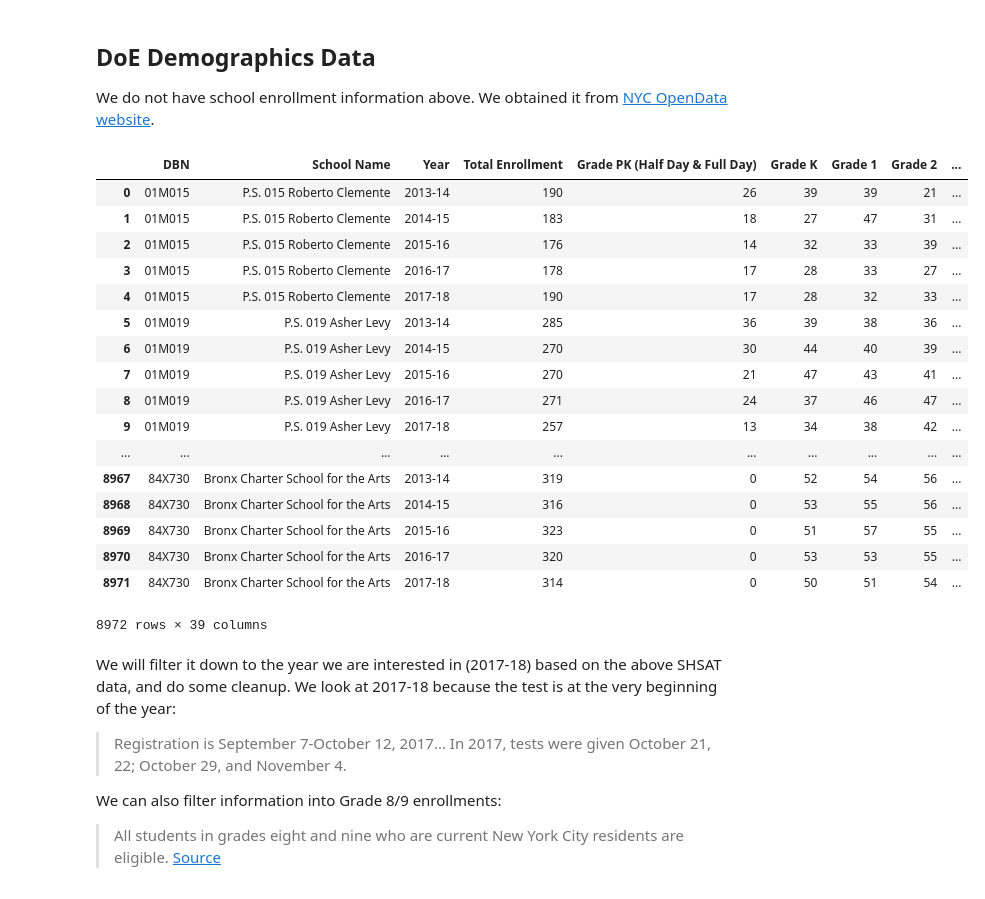
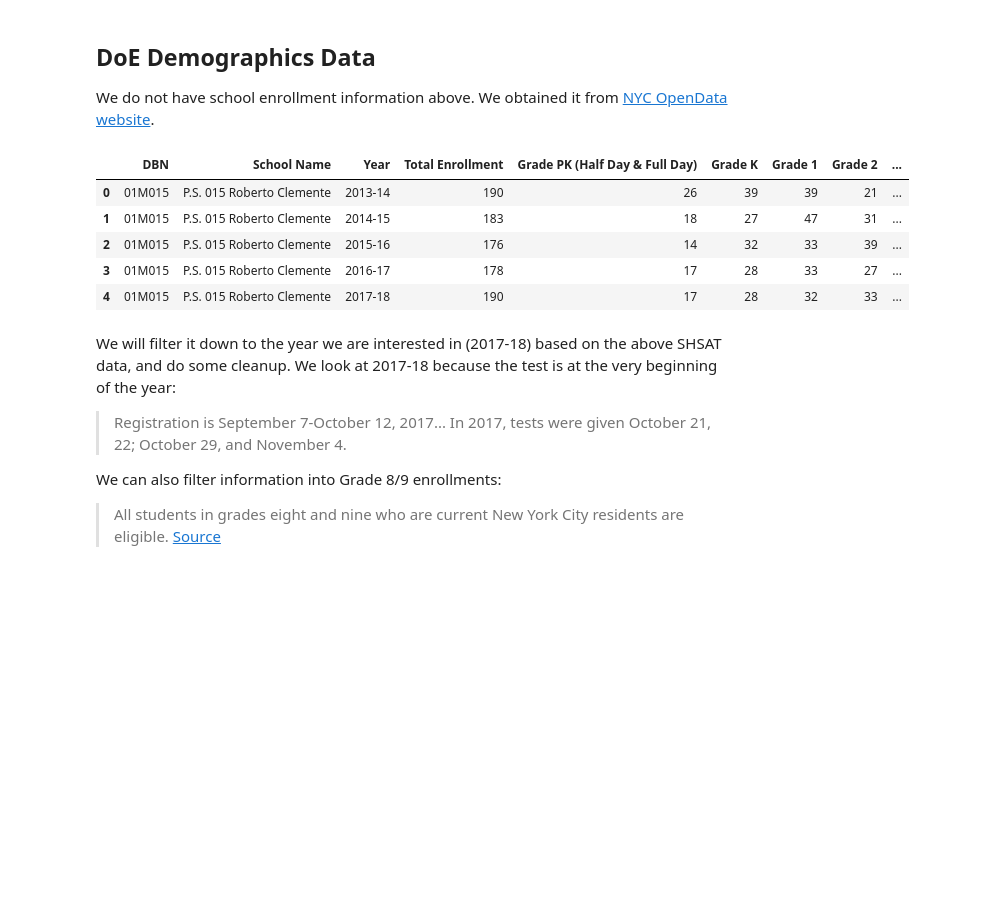
Before and after one commit to mwinton/W207-final-project, a Jupyter notebook: PASSNYC_deepak_nagaraj.ipynb, the cells around one changed output. Saved outputs shown, nothing was run; the diff lists cells and outputs as text; code cells hidden in the pictures; blank space fills up the shorter version.

```diff
--- a/PASSNYC_deepak_nagaraj.ipynb
+++ b/PASSNYC_deepak_nagaraj.ipynb
@@ -240,26 +216,14 @@ display(nyt_df)
 We do not have school enrollment information above.  We obtained it from [NYC OpenData website](https://data.cityofnewyork.us/Education/2013-2018-Demographic-Snapshot-School/s52a-8aq6).
 # %%
 doe_school_df = pd.read_csv('doe_demographic_snapshot_school.csv')
-display(doe_school_df)
+doe_school_df.head(5)
 # %% [output]
 |  | DBN | School Name | Year | Total Enrollment | Grade PK (Half Day & Full Day) | Grade K | Grade 1 | Grade 2 | ... |
 | 0 | 01M015 | P.S. 015 Roberto Clemente | 2013-14 | 190 | 26 | 39 | 39 | 21 | ... |
 | 1 | 01M015 | P.S. 015 Roberto Clemente | 2014-15 | 183 | 18 | 27 | 47 | 31 | ... |
 | 2 | 01M015 | P.S. 015 Roberto Clemente | 2015-16 | 176 | 14 | 32 | 33 | 39 | ... |
 | 3 | 01M015 | P.S. 015 Roberto Clemente | 2016-17 | 178 | 17 | 28 | 33 | 27 | ... |
 | 4 | 01M015 | P.S. 015 Roberto Clemente | 2017-18 | 190 | 17 | 28 | 32 | 33 | ... |
-| 5 | 01M019 | P.S. 019 Asher Levy | 2013-14 | 285 | 36 | 39 | 38 | 36 | ... |
-| 6 | 01M019 | P.S. 019 Asher Levy | 2014-15 | 270 | 30 | 44 | 40 | 39 | ... |
-| 7 | 01M019 | P.S. 019 Asher Levy | 2015-16 | 270 | 21 | 47 | 43 | 41 | ... |
-| 8 | 01M019 | P.S. 019 Asher Levy | 2016-17 | 271 | 24 | 37 | 46 | 47 | ... |
-| 9 | 01M019 | P.S. 019 Asher Levy | 2017-18 | 257 | 13 | 34 | 38 | 42 | ... |
-| ... | ... | ... | ... | ... | ... | ... | ... | ... | ... |
-| 8967 | 84X730 | Bronx Charter School for the Arts | 2013-14 | 319 | 0 | 52 | 54 | 56 | ... |
-| 8968 | 84X730 | Bronx Charter School for the Arts | 2014-15 | 316 | 0 | 53 | 55 | 56 | ... |
-| 8969 | 84X730 | Bronx Charter School for the Arts | 2015-16 | 323 | 0 | 51 | 57 | 55 | ... |
-| 8970 | 84X730 | Bronx Charter School for the Arts | 2016-17 | 320 | 0 | 53 | 53 | 55 | ... |
-| 8971 | 84X730 | Bronx Charter School for the Arts | 2017-18 | 314 | 0 | 50 | 51 | 54 | ... |
-8972 rows × 39 columns
 # %% [markdown]
 We will filter it down to the year we are interested in (2017-18) based on the above SHSAT data, and do some cleanup.  We look at 2017-18 because the test is at the very beginning of the year:
 
```
Also changed, not shown: parts of 12 cells of this notebook.
